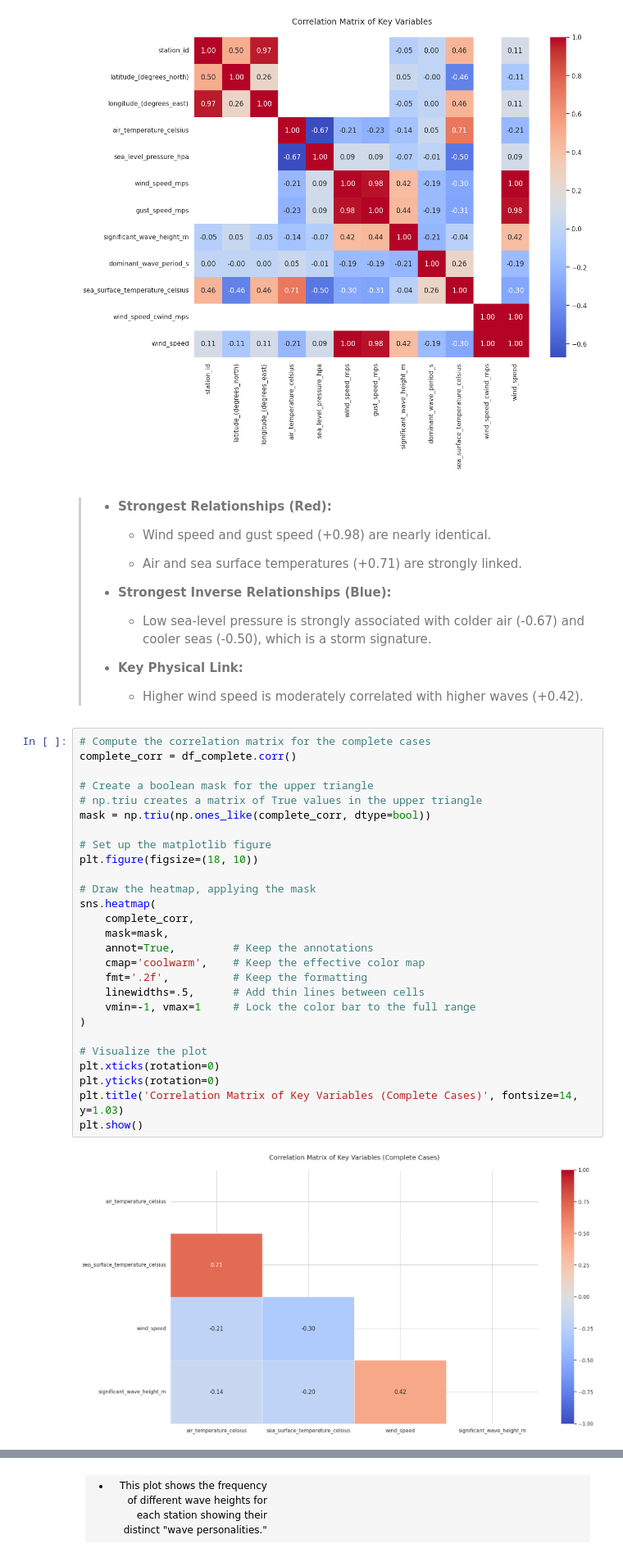
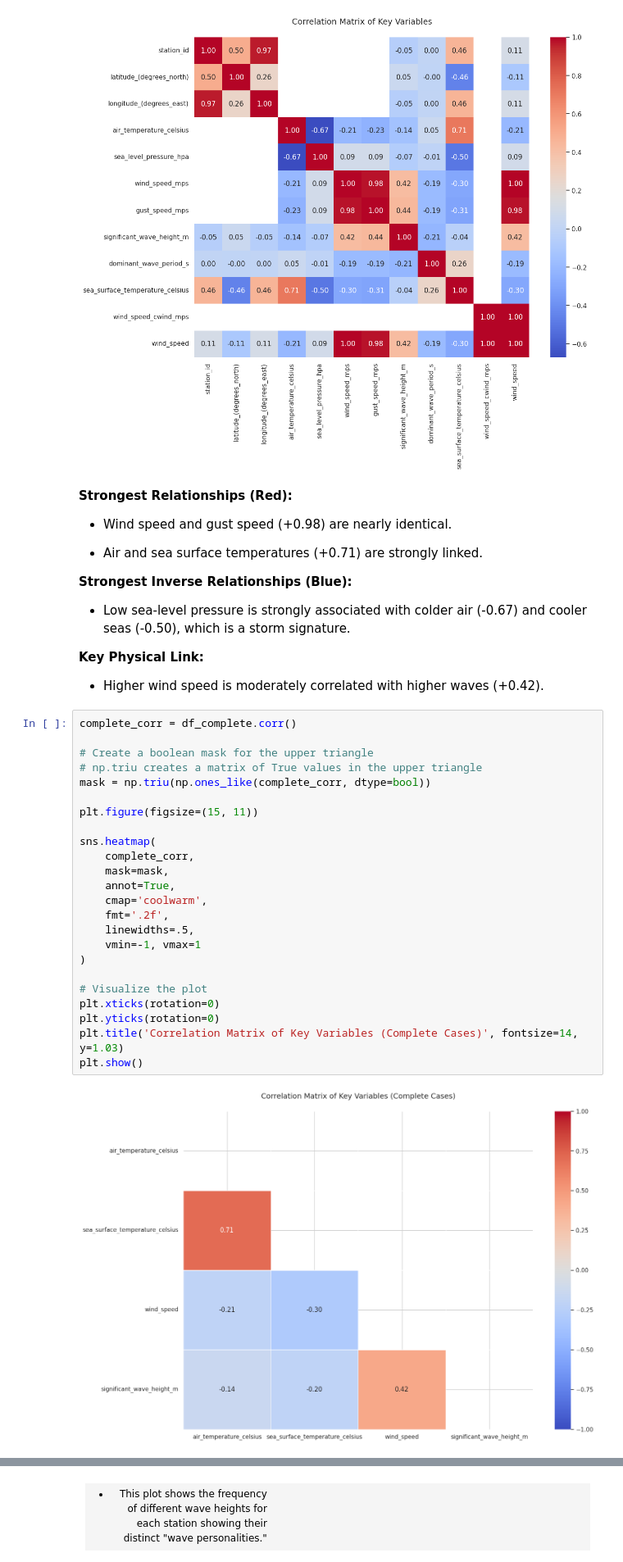
Before and after one commit to shama-llama/noaa-dataset-project, a Jupyter notebook: notebooks/dataset_description.ipynb, the cells around one changed output, grey strips where cells are left out. Shown at 82% size. Cells and saved outputs as stored; diff of their text form.

```diff
--- a/notebooks/dataset_description.ipynb
+++ b/notebooks/dataset_description.ipynb
@@ -434,46 +517,43 @@ plt.show()
 # %% [output]
 [figure]
 # %% [markdown]
-> - **Strongest Relationships (Red):**
->
->     - Wind speed and gust speed (+0.98) are nearly identical.
->
->     - Air and sea surface temperatures (+0.71) are strongly linked.
->
-> - **Strongest Inverse Relationships (Blue):**
->
->     - Low sea-level pressure is strongly associated with colder air (-0.67) and cooler seas (-0.50), which is a storm signature.
->
-> - **Key Physical Link:**
->
->     - Higher wind speed is moderately correlated with higher waves (+0.42).
+**Strongest Relationships (Red):**
+
+- Wind speed and gust speed (+0.98) are nearly identical.
+
+- Air and sea surface temperatures (+0.71) are strongly linked.
+
+**Strongest Inverse Relationships (Blue):**
+
+- Low sea-level pressure is strongly associated with colder air (-0.67) and cooler seas (-0.50), which is a storm signature.
+
+**Key Physical Link:**
+
+- Higher wind speed is moderately correlated with higher waves (+0.42).
 # %%
-# Compute the correlation matrix for the complete cases
 complete_corr = df_complete.corr()
 
 # Create a boolean mask for the upper triangle
 # np.triu creates a matrix of True values in the upper triangle
 mask = np.triu(np.ones_like(complete_corr, dtype=bool))
 
-# Set up the matplotlib figure
-plt.figure(figsize=(18, 10))
+plt.figure(figsize=(15, 11))
 
-# Draw the heatmap, applying the mask
 sns.heatmap(
     complete_corr,
     mask=mask,
-    annot=True,         # Keep the annotations
-    cmap='coolwarm',    # Keep the effective color map
-    fmt='.2f',          # Keep the formatting
-    linewidths=.5,      # Add thin lines between cells
-    vmin=-1, vmax=1     # Lock the color bar to the full range
+    annot=True,
+    cmap='coolwarm',
+    fmt='.2f',
+    linewidths=.5,
+    vmin=-1, vmax=1
 )
 
 # Visualize the plot
 plt.xticks(rotation=0)
 plt.yticks(rotation=0)
 plt.title('Correlation Matrix of Key Variables (Complete Cases)', fontsize=14, y=1.03)
 plt.show()
 # %% [output]
-[figure, old version]
+[figure, new version]
 # %% [markdown]
```
Also changed, not shown: parts of 67 cells of this notebook, 4 other files.
